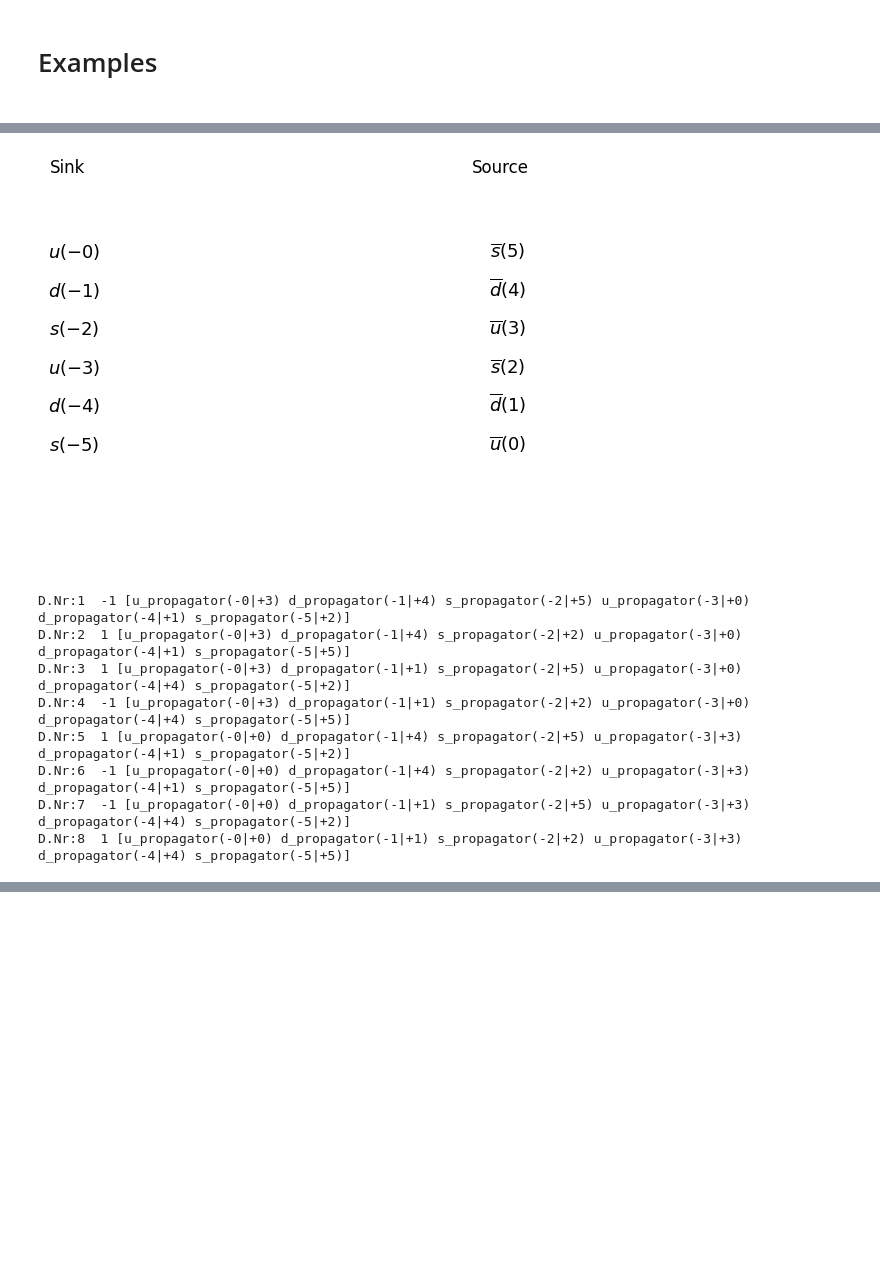
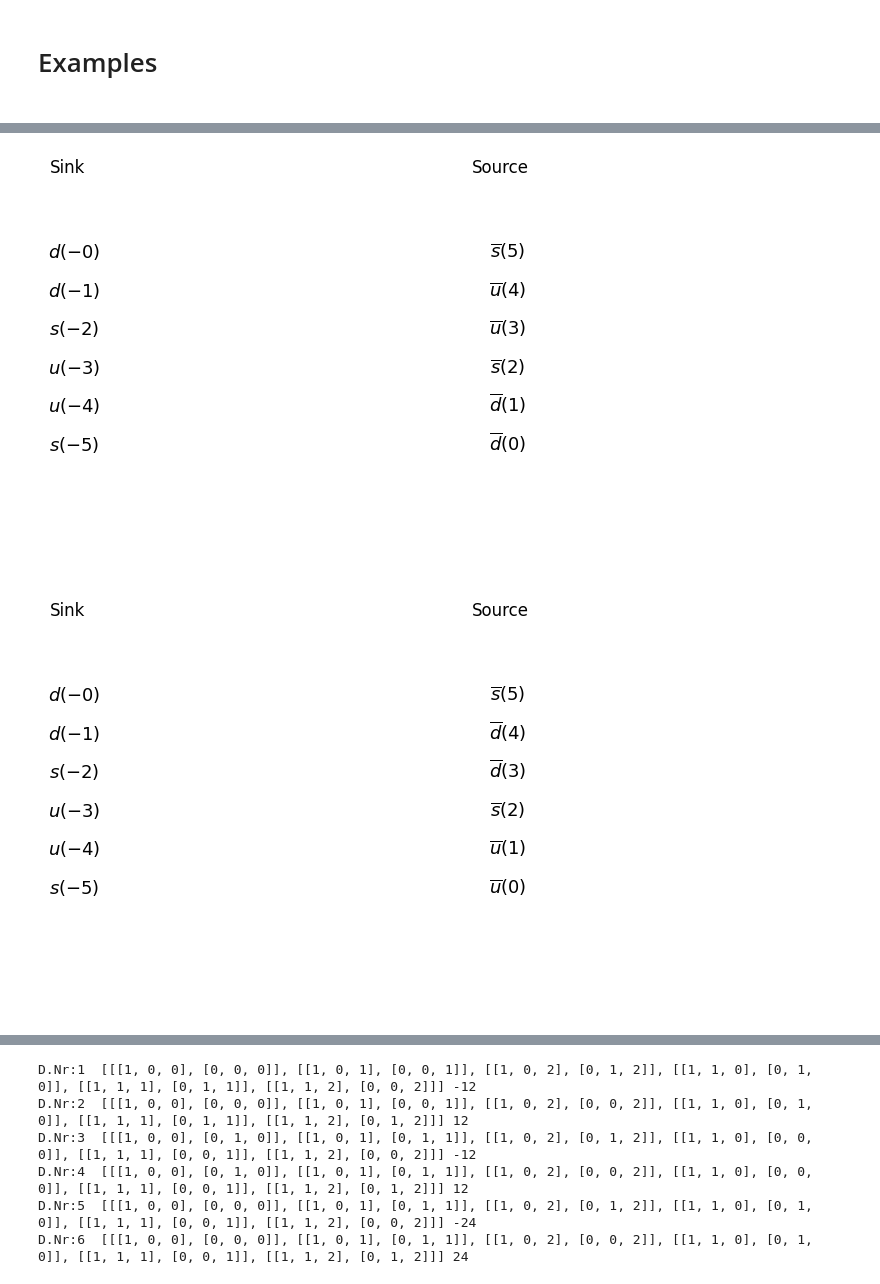
Before and after one commit to Herzallah15/Simplified-Wick-Contractions, a Jupyter notebook: Final_Code.ipynb, the cells around one changed output, grey strips where cells are left out. Drawn from its saved outputs; the diff is of its cells as text; code cells hidden in the pictures; blank space fills up the shorter version.

Commit message:
Simplifications are updated

```diff
--- a/Final_Code.ipynb
+++ b/Final_Code.ipynb
@@ -10086,8 +10695,18 @@ def Wick_Contractions(senken0, quelle0):
                     Converted_Results_Final0[jR][1] = 0
 
     Converted_Results_Final = [item for item in Converted_Results_Final0 if item != [0, 0]]
+    result_to_simplify_F = copy.deepcopy(Converted_Results_Final)
 
-    result_to_simplify_F = copy.deepcopy(Converted_Results_Final)
+    # Now we do the last simplification (Lambda0, Sigma0):
+    #I: At the sink:#########################################################################
+    zX = 0
+    for i, iL in enumerate(F_S_S_L):
+        for j, jL in enumerate(F_S_S_L):
+            if (i != j) and (iL != jL):
+                zX = -1
+    if zX == 0:
+        location = 1
+        sp0 = F_S_S_L[0]
     '''
     # Now we do the last simplification (identical hadrons):
     #I: At the sink:#########################################################################
@@ -10129,7 +10748,7 @@ def Wick_Contractions(senken0, quelle0):
                 result_to_simplify_F = copy.deepcopy(Sim_F(location, hadron1, hadron2, result_to_simplify_F, relativ_sign))
             #12
             if sp0[1][0] == sp0[2][0]:
-                if sp0[1][0] in listbaryon:
+                if sp0[0][0] in listbaryon:
                     relativ_sign = -1
                 else:
                     relativ_sign = 1
@@ -10176,7 +10795,7 @@ def Wick_Contractions(senken0, quelle0):
                 result_to_simplify_F = copy.deepcopy(Sim_F(location, hadron1, hadron2, result_to_simplify_F, relativ_sign))
             #12
             if sp0[1][0] == sp0[2][0]:
-                if sp0[1][0] in listbaryon:
+                if sp0[0][0] in listbaryon:
                     relativ_sign = -1
                 else:
                     relativ_sign = 1
@@ -10184,7 +10803,9 @@ def Wick_Contractions(senken0, quelle0):
                 hadron2 = np.abs(tB-sp0[2][1])
                 result_to_simplify_F = copy.deepcopy(Sim_F(location, hadron1, hadron2, result_to_simplify_F, relativ_sign))
     '''
+    result_to_simplify_F = Sim_TL(F_S_S_L, F_S_So_L, result_to_simplify_F)
     return result_to_simplify_F
+
 
 
 def Simplify_Overall(resultH, x):
@@ -10368,14 +10987,21 @@ D.Nr:8  [[[1, 0, 0], [0, 0, 0]], [[1, 0, 1], [0, 0, 1]], [[1, 0, 2], [0, 0, 2]],
 # %%
-result_Symbolic = Wick_Contractions_Symbolic(Sink, Source)
-for i, x in enumerate(result_Symbolic):
-    print(f"D.Nr:{i + 1} ", x[0], x[1])
+#To see the results in terms of quark propagators (less simplifications are used here), activate the following:
+#result_Symbolic = Wick_Contractions_Symbolic(Sink, Source)
+#for i, x in enumerate(result_Symbolic):
+#    print(f"D.Nr:{i + 1} ", x[0], x[1])
-# %% [output]
-[figure, removed]
-D.Nr:1  -1 [u_propagator(-0|+3) d_propagator(-1|+4) s_propagator(-2|+5) u_propagator(-3|+0) d_propagator(-4|+1) s_propagator(-5|+2)]
-D.Nr:2  1 [u_propagator(-0|+3) d_propagator(-1|+4) s_propagator(-2|+2) u_propagator(-3|+0) d_propagator(-4|+1) s_propagator(-5|+5)]
-D.Nr:3  1 [u_propagator(-0|+3) d_propagator(-1|+1) s_propagator(-2|+5) u_propagator(-3|+0) d_propagator(-4|+4) s_propagator(-5|+2)]
-D.Nr:4  -1 [u_propagator(-0|+3) d_propagator(-1|+1) s_propagator(-2|+2) u_propagator(-3|+0) d_propagator(-4|+4) s_propagator(-5|+5)]
-D.Nr:5  1 [u_propagator(-0|+0) d_propagator(-1|+4) s_propagator(-2|+5) u_propagator(-3|+3) d_propagator(-4|+1) s_propagator(-5|+2)]
-D.Nr:6  -1 [u_propagator(-0|+0) d_propagator(-1|+4) s_propagator(-2|+2) u_propagator(-3|+3) d_propagator(-4|+1) s_propagator(-5|+5)]
-D.Nr:7  -1 [u_propagator(-0|+0) d_propagator(-1|+1) s_propagator(-2|+5) u_propagator(-3|+3) d_propagator(-4|+4) s_propagator(-5|+2)]
-D.Nr:8  1 [u_propagator(-0|+0) d_propagator(-1|+1) s_propagator(-2|+2) u_propagator(-3|+3) d_propagator(-4|+4) s_propagator(-5|+5)]
+# %%
+#Sink = [Lambda0, Lambda0]
+#Source = [Lambda0B, Lambda0B]
+#Sink = [Nucleonp]
+#Source = [NucleonpB]
+#Sink = [Pip, Pip]
+#Source = [PipB, PipB]
+Sink = [two_hadron_operator([1, 1], 0, 0, 'Sigma', 'Sigma')]
+Source = [two_hadron_operatorB([1, 1], 0, 0, 'Sigma', 'Sigma')]
+result = Wick_Contractions(Sink, Source)
+simplified_result = Simplify_Overall(result, 1)
+for i, x in enumerate(simplified_result):
+    print(f"D.Nr:{i + 1} ", x[0], x[1])
+# %% [output]
+[figure, added]
+[figure, added]
@@ -10381,0 +11015,6 @@ D.Nr:8  1 [u_propagator(-0|+0) d_propagator(-1|+1) s_propagator(-2|+2) u_propaga
+D.Nr:1  [[[1, 0, 0], [0, 0, 0]], [[1, 0, 1], [0, 0, 1]], [[1, 0, 2], [0, 1, 2]], [[1, 1, 0], [0, 1, 0]], [[1, 1, 1], [0, 1, 1]], [[1, 1, 2], [0, 0, 2]]] -12
+D.Nr:2  [[[1, 0, 0], [0, 0, 0]], [[1, 0, 1], [0, 0, 1]], [[1, 0, 2], [0, 0, 2]], [[1, 1, 0], [0, 1, 0]], [[1, 1, 1], [0, 1, 1]], [[1, 1, 2], [0, 1, 2]]] 12
+D.Nr:3  [[[1, 0, 0], [0, 1, 0]], [[1, 0, 1], [0, 1, 1]], [[1, 0, 2], [0, 1, 2]], [[1, 1, 0], [0, 0, 0]], [[1, 1, 1], [0, 0, 1]], [[1, 1, 2], [0, 0, 2]]] -12
+D.Nr:4  [[[1, 0, 0], [0, 1, 0]], [[1, 0, 1], [0, 1, 1]], [[1, 0, 2], [0, 0, 2]], [[1, 1, 0], [0, 0, 0]], [[1, 1, 1], [0, 0, 1]], [[1, 1, 2], [0, 1, 2]]] 12
+D.Nr:5  [[[1, 0, 0], [0, 0, 0]], [[1, 0, 1], [0, 1, 1]], [[1, 0, 2], [0, 1, 2]], [[1, 1, 0], [0, 1, 0]], [[1, 1, 1], [0, 0, 1]], [[1, 1, 2], [0, 0, 2]]] -24
+D.Nr:6  [[[1, 0, 0], [0, 0, 0]], [[1, 0, 1], [0, 1, 1]], [[1, 0, 2], [0, 0, 2]], [[1, 1, 0], [0, 1, 0]], [[1, 1, 1], [0, 0, 1]], [[1, 1, 2], [0, 1, 2]]] 24
```
Also changed, not shown: parts of 5 cells of this notebook, 1 other file.
